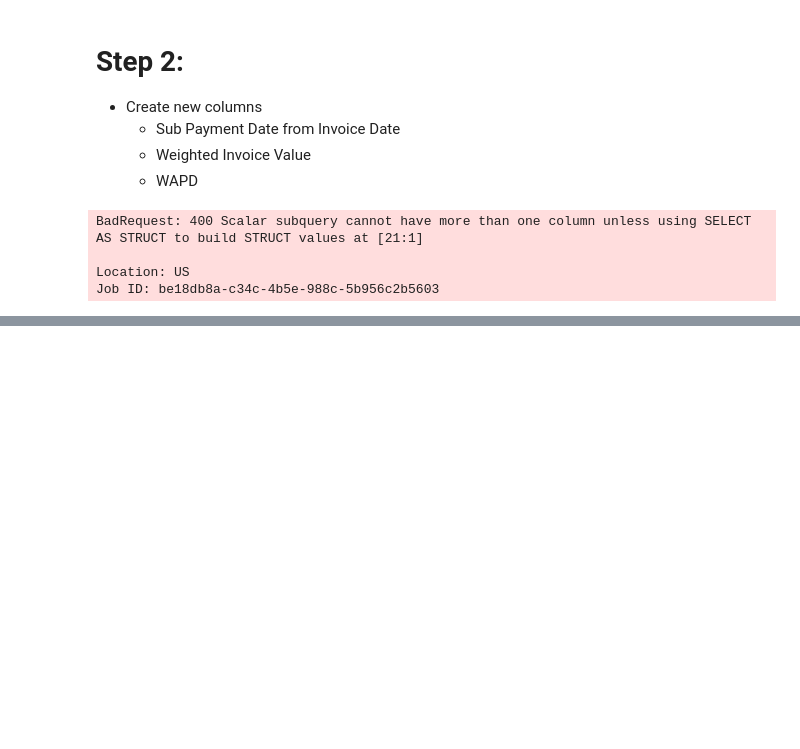
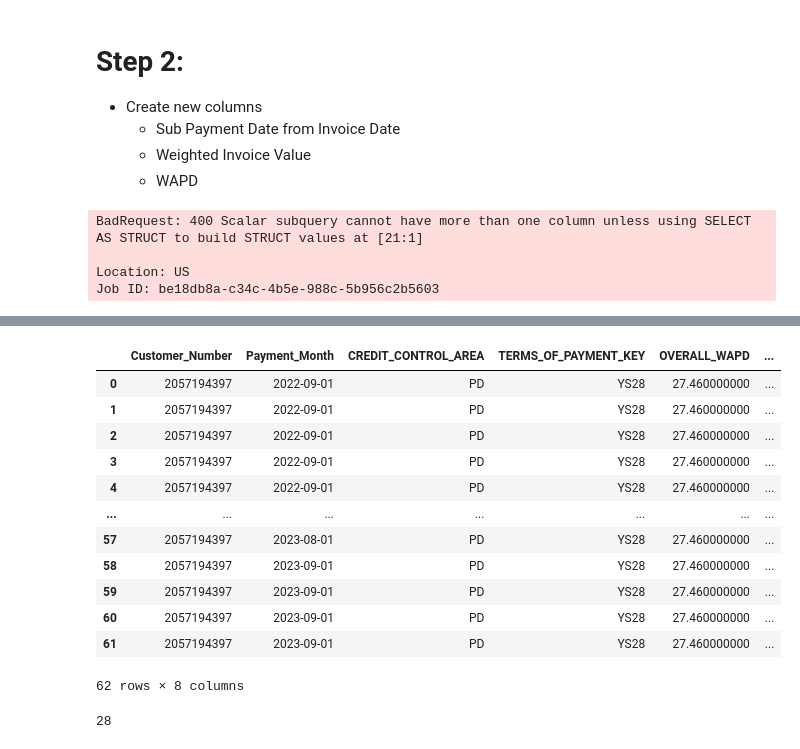
Before and after one commit to cah-madison-johnson/treasure_chest, a Jupyter notebook: WADTP/WAPD_SQL.ipynb, the cells around one changed output, grey strips where cells are left out. Cells and saved outputs as stored; diff of their text form; code cells hidden in the pictures; blank space fills up the shorter version.

```diff
--- a/WADTP/WAPD_SQL.ipynb
+++ b/WADTP/WAPD_SQL.ipynb
@@ -312,0 +501,20 @@ df_customer_sub_weight_90_WAPD.head()
+# %%
+df_customer_Crystal
+# %% [output]
+|  | Customer_Number | Payment_Month | CREDIT_CONTROL_AREA | TERMS_OF_PAYMENT_KEY | OVERALL_WAPD | ... |
+| 0 | 2057194397 | 2022-09-01 | PD | YS28 | 27.460000000 | ... |
+| 1 | 2057194397 | 2022-09-01 | PD | YS28 | 27.460000000 | ... |
+| 2 | 2057194397 | 2022-09-01 | PD | YS28 | 27.460000000 | ... |
+| 3 | 2057194397 | 2022-09-01 | PD | YS28 | 27.460000000 | ... |
+| 4 | 2057194397 | 2022-09-01 | PD | YS28 | 27.460000000 | ... |
+| ... | ... | ... | ... | ... | ... | ... |
+| 57 | 2057194397 | 2023-08-01 | PD | YS28 | 27.460000000 | ... |
+| 58 | 2057194397 | 2023-09-01 | PD | YS28 | 27.460000000 | ... |
+| 59 | 2057194397 | 2023-09-01 | PD | YS28 | 27.460000000 | ... |
+| 60 | 2057194397 | 2023-09-01 | PD | YS28 | 27.460000000 | ... |
+| 61 | 2057194397 | 2023-09-01 | PD | YS28 | 27.460000000 | ... |
+62 rows × 8 columns
+# %%
+int(df_customer_Crystal.TERMS_OF_PAYMENT_KEY.values[0][2:4])
+# %% [output]
+28
```
Also changed, not shown: parts of 6 cells of this notebook, 2 other files.
